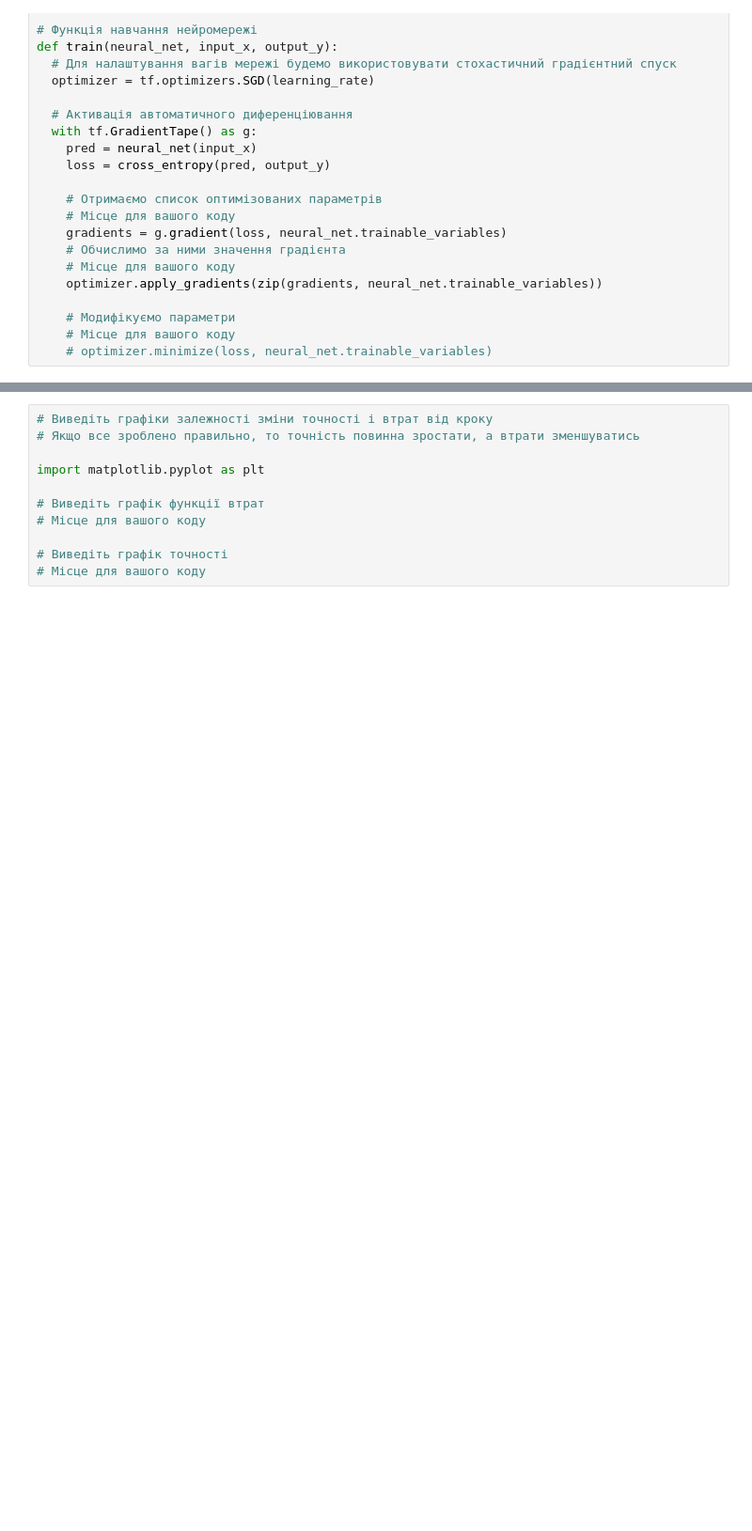
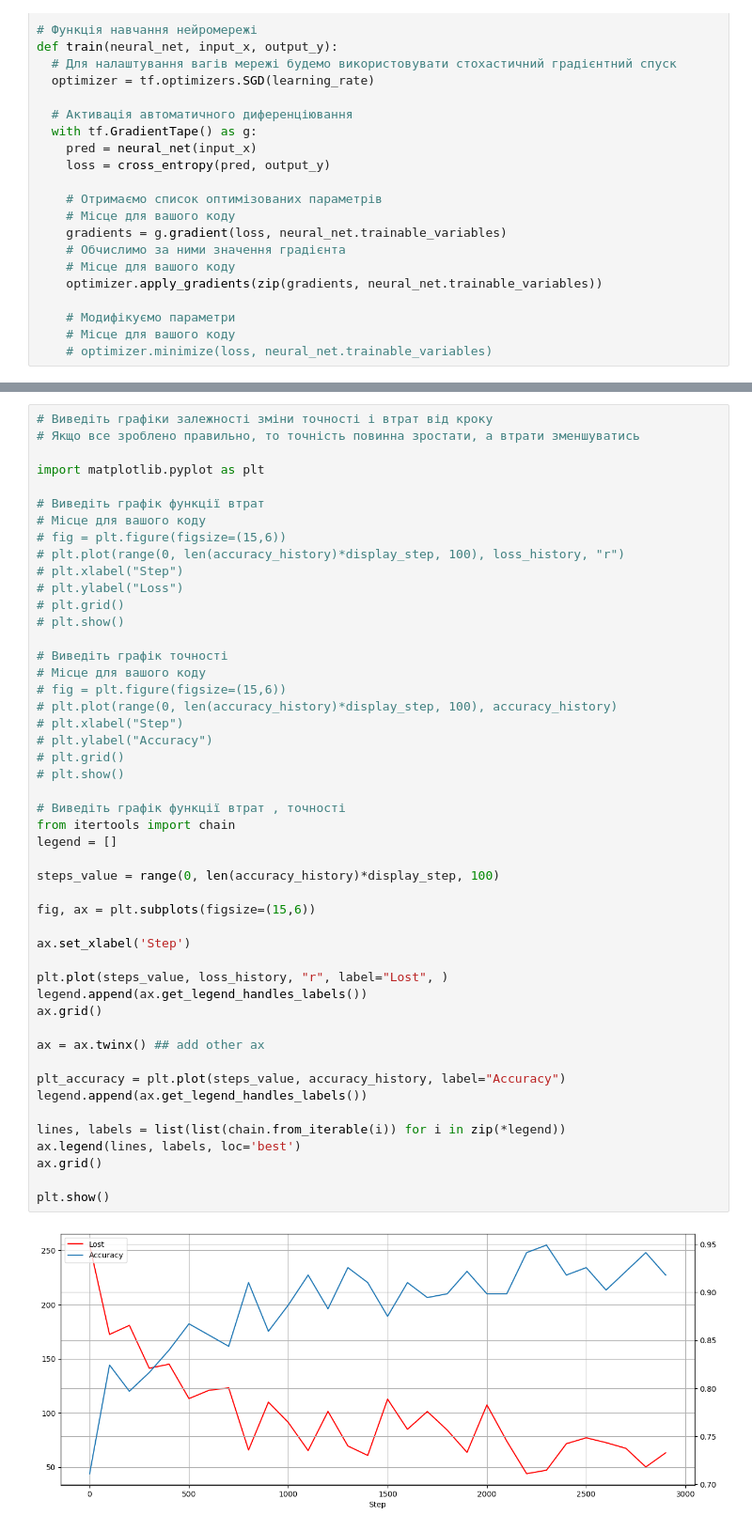
Before and after one commit to tarsweb-Python-GOIT/DS-HW, a Jupyter notebook: HW-08.ipynb, the cells around one changed output, grey strips where cells are left out. Shown at 94% size. Saved outputs shown, nothing was run; the diff lists cells and outputs as text; blank space fills up the shorter version.

Commit message:
images

```diff
--- a/HW-08.ipynb
+++ b/HW-08.ipynb
@@ -191,14 +191,53 @@ Step: 3000, Loss:   49.17, Accuracy: 93.36%
-# %%
-# Виведіть графіки залежності зміни точності і втрат від кроку
-# Якщо все зроблено правильно, то точність повинна зростати, а втрати зменшуватись
-
-import matplotlib.pyplot as plt
-
-# Виведіть графік функції втрат
-# Місце для вашого коду
-
-# Виведіть графік точності
-# Місце для вашого коду
+# %%
+# Виведіть графіки залежності зміни точності і втрат від кроку
+# Якщо все зроблено правильно, то точність повинна зростати, а втрати зменшуватись
+
+import matplotlib.pyplot as plt
+
+# Виведіть графік функції втрат
+# Місце для вашого коду
+# fig = plt.figure(figsize=(15,6))
+# plt.plot(range(0, len(accuracy_history)*display_step, 100), loss_history, "r")
+# plt.xlabel("Step")
+# plt.ylabel("Loss")
+# plt.grid()
+# plt.show()
+
+# Виведіть графік точності
+# Місце для вашого коду
+# fig = plt.figure(figsize=(15,6))
+# plt.plot(range(0, len(accuracy_history)*display_step, 100), accuracy_history)
+# plt.xlabel("Step")
+# plt.ylabel("Accuracy")
+# plt.grid()
+# plt.show()
+
+# Виведіть графік функції втрат , точності
+from itertools import chain
+legend = []
+
+steps_value = range(0, len(accuracy_history)*display_step, 100)
+
+fig, ax = plt.subplots(figsize=(15,6))
+
+ax.set_xlabel('Step')
+
+plt.plot(steps_value, loss_history, "r", label="Lost", )
+legend.append(ax.get_legend_handles_labels())
+ax.grid()
+
+ax = ax.twinx() ## add other ax
+
+plt_accuracy = plt.plot(steps_value, accuracy_history, label="Accuracy")
+legend.append(ax.get_legend_handles_labels())
+
+lines, labels = list(list(chain.from_iterable(i)) for i in zip(*legend))
+ax.legend(lines, labels, loc='best')
+ax.grid()
+
+plt.show()
+# %% [output]
+[figure, added]
 # %%
 # Обчисліть точність навченої нейромережі
 # Місце для вашого коду
```
Also changed, not shown: parts of 6 cells of this notebook.
